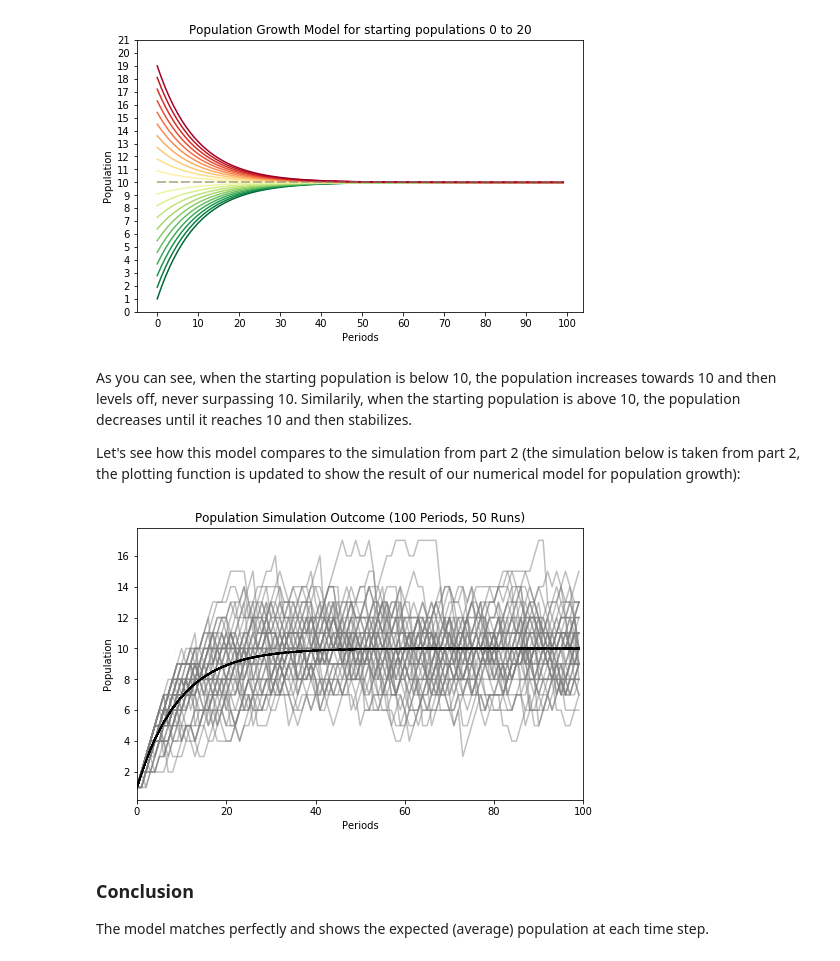
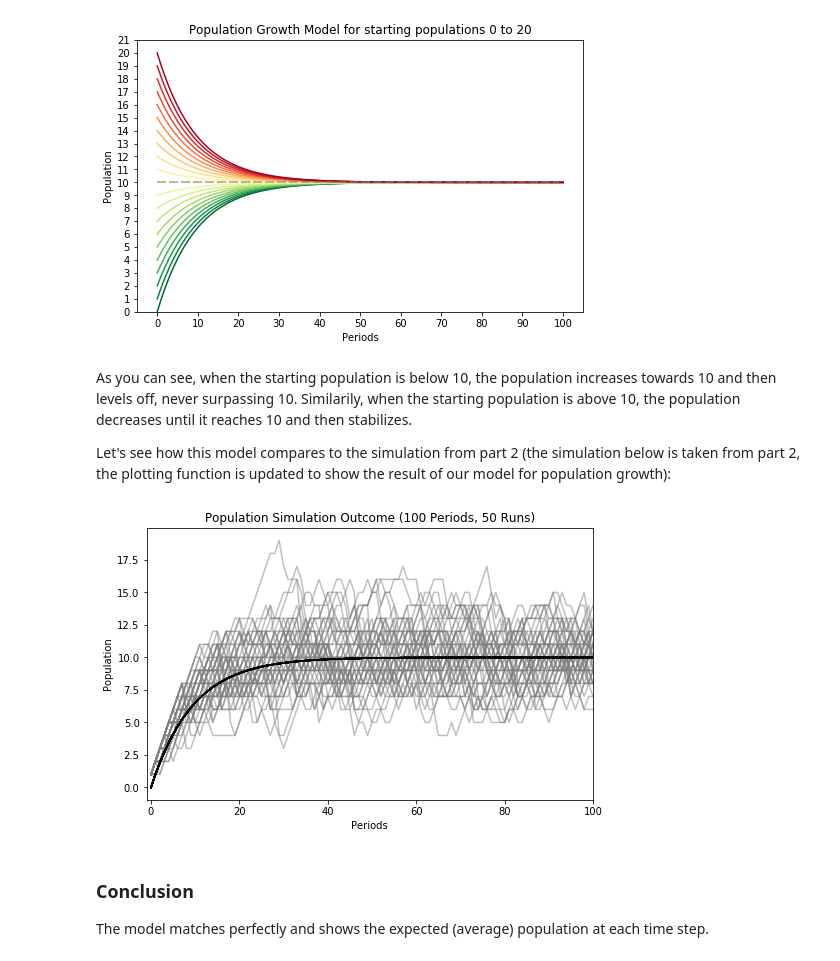
Before and after one commit to hansintheair/SimulatePopulation, a Jupyter notebook: PopulationGrowth_6.ipynb, the cells around one changed output. Drawn from its saved outputs; the diff is of its cells as text; code cells hidden in the pictures.

Commit message:
Fixes to some functions, expand desc.

```diff
--- a/PopulationGrowth_6.ipynb
+++ b/PopulationGrowth_6.ipynb
@@ -27,13 +27,14 @@ birth_rate = 1
 death_chance = 0.1
 n_periods = 100
 # %%
-def recursive_pop(n_periods, death_chance, pop):
+def recursive_pop(n_periods, death_chance, birth_rate, pop):
     ''' Recursive function for popualtion growth with contstant birth rate and
         independent death chance'''
 
-    p_function = []
-    for i in range(0,n_periods):
-        pop = pop*(1-death_chance)+1
+    p_function = [pop]
+    for t in range(0,n_periods):  #pop_0 is first item, the function returns
+                                    #t+1 for any t
+        pop = pop*(1-death_chance)+birth_rate
         p_function.append(pop)
     return p_function
 
@@ -71,9 +72,9 @@ def plot_pop_growth(n_periods, birth_rate, death_chance, pop_range_min, pop_rang
     # Add population growth lines for starting populations in specified range.
     for pop0 in range(pop_range_min, pop_range_max):
 
-        p_function = recursive_pop(n_periods, death_chance, pop0)
+        p_function = recursive_pop(n_periods, death_chance, birth_rate, pop0)
         #pop0/(pop_eq*2) ensures positive growth is plotted green, negative growth is plotted red.
-        ax.plot(range(0, n_periods), p_function, color=cmap(pop0/(pop_eq*2)))
+        ax.plot(range(0, n_periods+1), p_function, color=cmap(pop0/(pop_eq*2)))
 
     ax.plot(
         range(0, n_periods),
@@ -87,11 +88,11 @@ def plot_pop_growth(n_periods, birth_rate, death_chance, pop_range_min, pop_rang
 
 plot_pop_growth(n_periods, birth_rate,death_chance, 0, 21)
 # %% [output]
-[figure, old version]
+[figure, new version]
 # %% [markdown]
 As you can see, when the starting population is below 10, the population increases towards 10 and then levels off, never surpassing 10. Similarily, when the starting population is above 10, the population decreases until it reaches 10 and then stabilizes.
 
-Let's see how this model compares to the simulation from part 2 (the simulation below is taken from part 2, the plotting function is updated to show the result of our numerical model for population growth):
+Let's see how this model compares to the simulation from part 2 (the simulation below is taken from part 2, the plotting function is updated to show the result of our model for population growth):
 # %%
 def trial(chance):
     """ Returns the boolean outcome of a trial given it's chance of success."""
@@ -129,31 +130,31 @@ class environment():
 # %%
 def run_sim(birth_rate, death_chance, n_periods, r_runs):
     """ Run simulation of environment for n periods and repeat r times, then plot the result"""
 
     # Set up plot
     fig, ax = plt.subplots(figsize=(8,5))
     ax.set(
         title=f"Population Simulation Outcome ({n_periods} Periods, {r_runs} Runs)",
         xlabel="Periods",
         ylabel="Population",
-        xlim=(0, n_periods)
+        xlim=(-1, n_periods),
     )
 
     # Run numerical model (simulation simplified by recursive function)
-    p_function = recursive_pop(n_periods, death_chance, 0)
+    p_function = recursive_pop(n_periods, death_chance, birth_rate, 0)
 
     # Run simulation n times with r repeats.
     for r in range(r_runs):
         env = environment(birth_rate, death_chance)
-        for period in range(0, n_periods):
+        for period in range(0, n_periods+1):
             env()
         ax.plot(env.history, color=[.5, .5, .5, .5])
-        ax.plot(range(0, n_periods), p_function, color='k')
+        ax.plot(range(0, n_periods+1), p_function, color='k')
 
 # Run the simulation
 run_sim(1, .1, 100, 50)
 # %% [output]
-[figure, old version]
+[figure, new version]
 # %% [markdown]
 ### Conclusion
 
```
Also changed, not shown: parts of 1 cell of this notebook, 3 other files.
